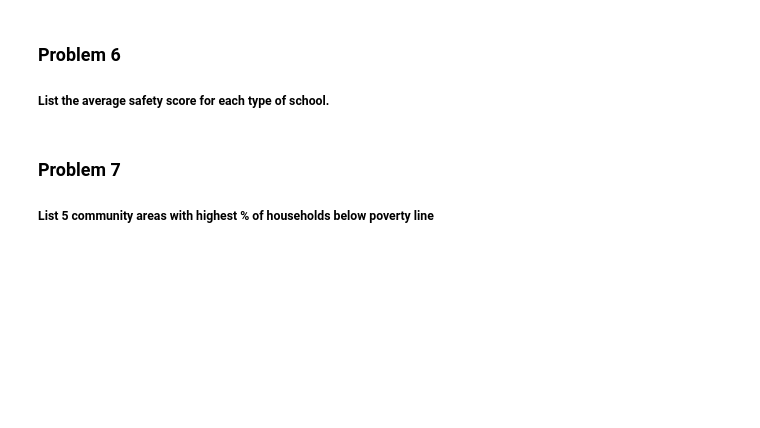
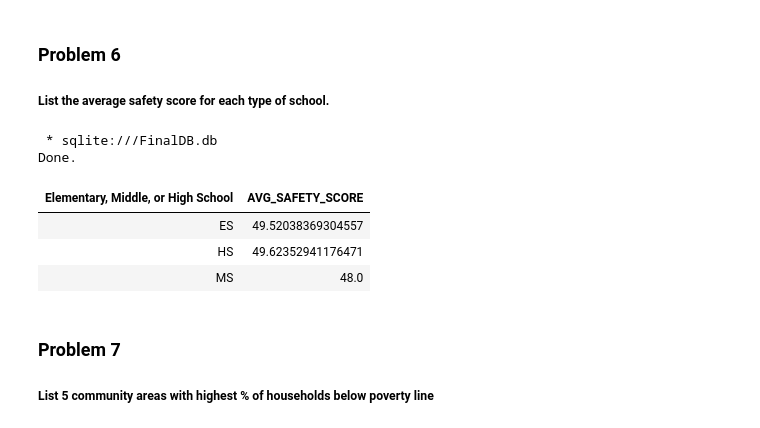
Before and after one commit to adam951502/IBM-Data-Science-Professional-Certificate, a Jupyter notebook: 06. Databases and SQL for Data Science with Python/05. Course Assignment/Final_Assignment/Final_Assignment_PeerAssign-v5_SQLite_Adam.ipynb, the cells around one changed output. Saved outputs shown, nothing was run; the diff lists cells and outputs as text; code cells hidden in the pictures; blank space fills up the shorter version.

```diff
--- a/06. Databases and SQL for Data Science with Python/05. Course Assignment/Final_Assignment/Final_Assignment_PeerAssign-v5_SQLite_Adam.ipynb
+++ b/06. Databases and SQL for Data Science with Python/05. Course Assignment/Final_Assignment/Final_Assignment_PeerAssign-v5_SQLite_Adam.ipynb
@@ -201,6 +203,18 @@ Done.
 ### Problem 6
 
 ##### List the average safety score for each type of school.
+# %%
+%%sql
+
+SELECT "Elementary, Middle, or High School", AVG(SAFETY_SCORE) as AVG_SAFETY_SCORE FROM CHICAGO_PUBLIC_SCHOOLS_DATA
+GROUP BY "Elementary, Middle, or High School";
+# %% [output]
+ * sqlite:///FinalDB.db
+Done.
+| Elementary, Middle, or High School | AVG_SAFETY_SCORE |
+| ES | 49.52038369304557 |
+| HS | 49.62352941176471 |
+| MS | 48.0 |
 # %% [markdown]
 ### Problem 7
 
```
Also changed, not shown: parts of 4 cells of this notebook.
